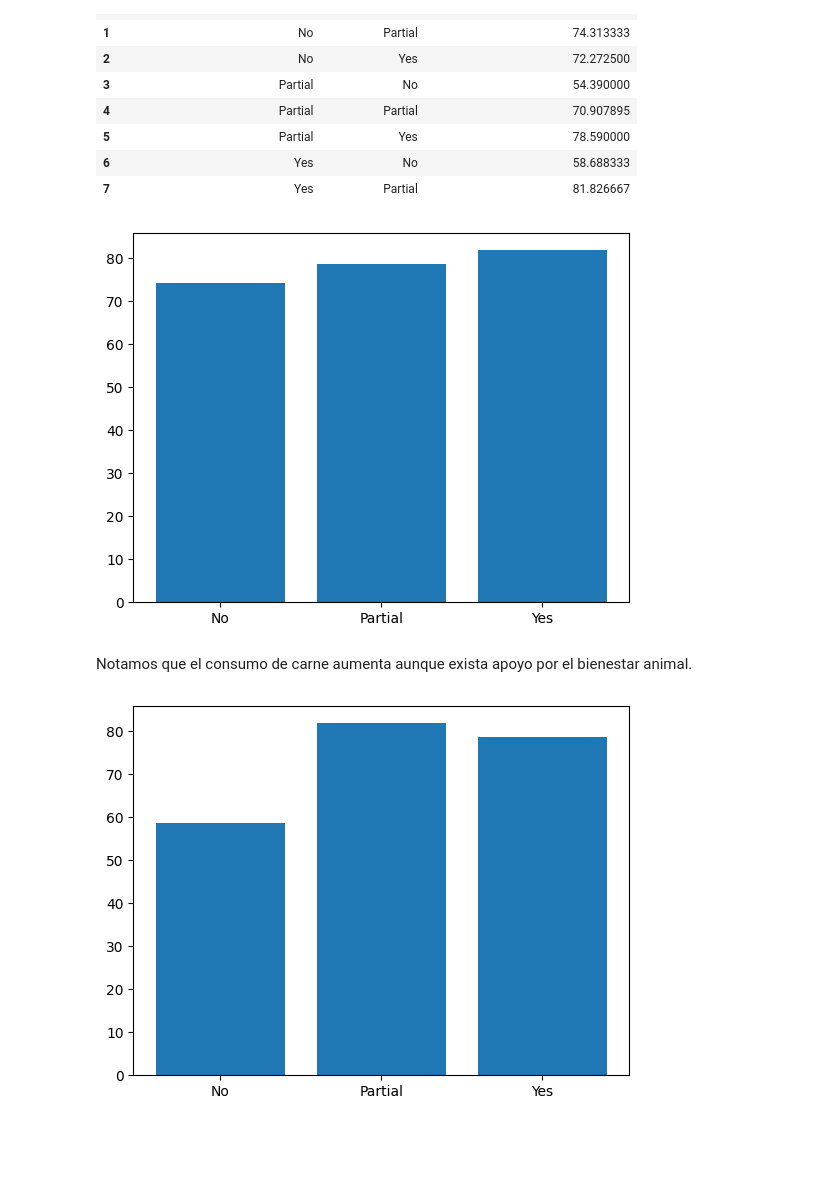
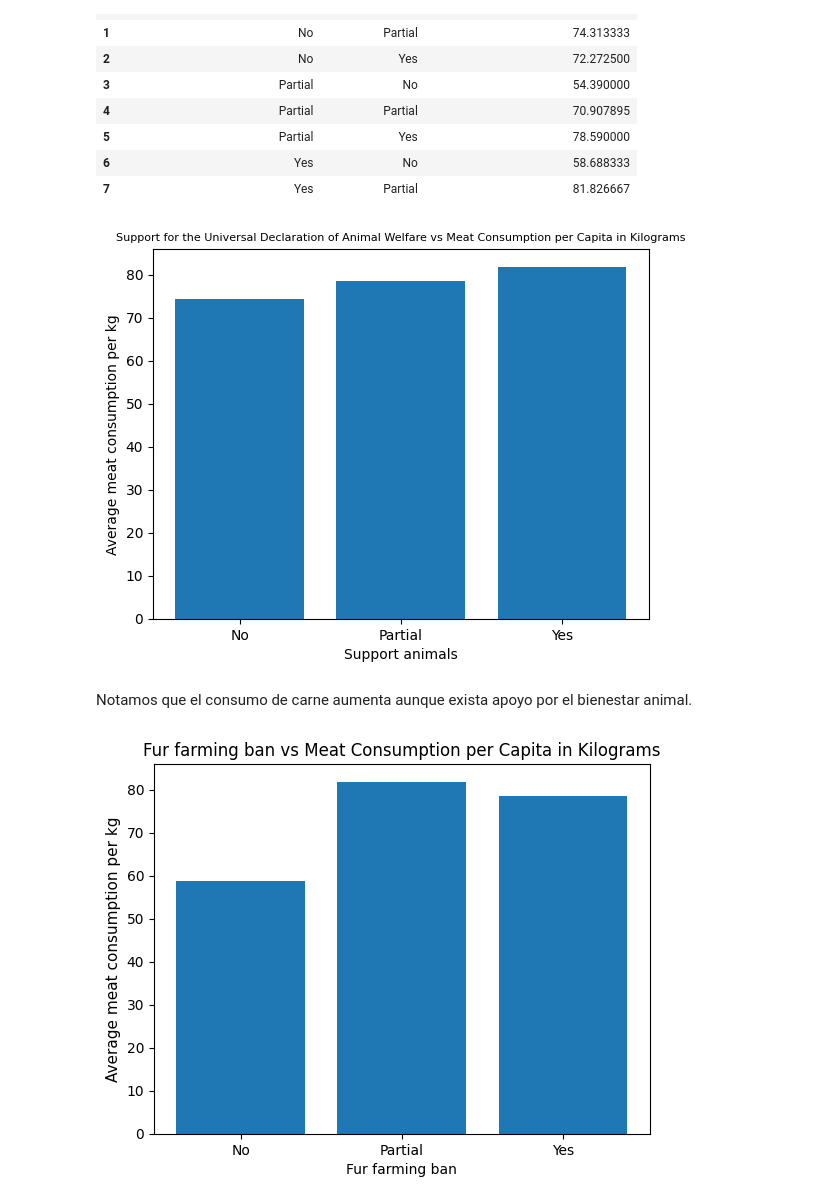
Before and after one commit to SDRChumpitaz/Leyes-Animales-Consumo-Carne, a Jupyter notebook: Leyes_Animales_Consumo_Carne.ipynb, the cells around one changed output. Drawn from its saved outputs; the diff is of its cells as text; code cells hidden in the pictures; blank space fills up the shorter version.

```diff
--- a/Leyes_Animales_Consumo_Carne.ipynb
+++ b/Leyes_Animales_Consumo_Carne.ipynb
@@ -64,14 +64,20 @@ import matplotlib.pyplot as plt
 # %%
 fig, ax = plt.subplots()
 ax.bar(df1["Support for the Universal Declaration of Animal Welfare"],df1["Meat Consumption per Capita in Kilograms"])
+ax.set_xlabel("Support animals")
+ax.set_ylabel("Average meat consumption per kg")
+ax.set_title("Support for the Universal Declaration of Animal Welfare vs Meat Consumption per Capita in Kilograms",fontsize = 8)
 plt.show()
 # %% [output]
-[figure, old version]
+[figure, new version]
 # %% [markdown]
 Notamos que el consumo de carne aumenta aunque exista apoyo por el bienestar animal.
 # %%
 fig, ax = plt.subplots()
 ax.bar(df1["Fur-Farming Ban"],df1["Meat Consumption per Capita in Kilograms"])
+ax.set_xlabel("Fur farming ban",fontsize = 10)
+ax.set_ylabel("Average meat consumption per kg",fontsize = 11)
+ax.set_title("Fur farming ban vs Meat Consumption per Capita in Kilograms")
 plt.show()
 # %% [output]
-[figure, old version]
+[figure, new version]
```
Also changed, not shown: parts of 3 cells of this notebook.
